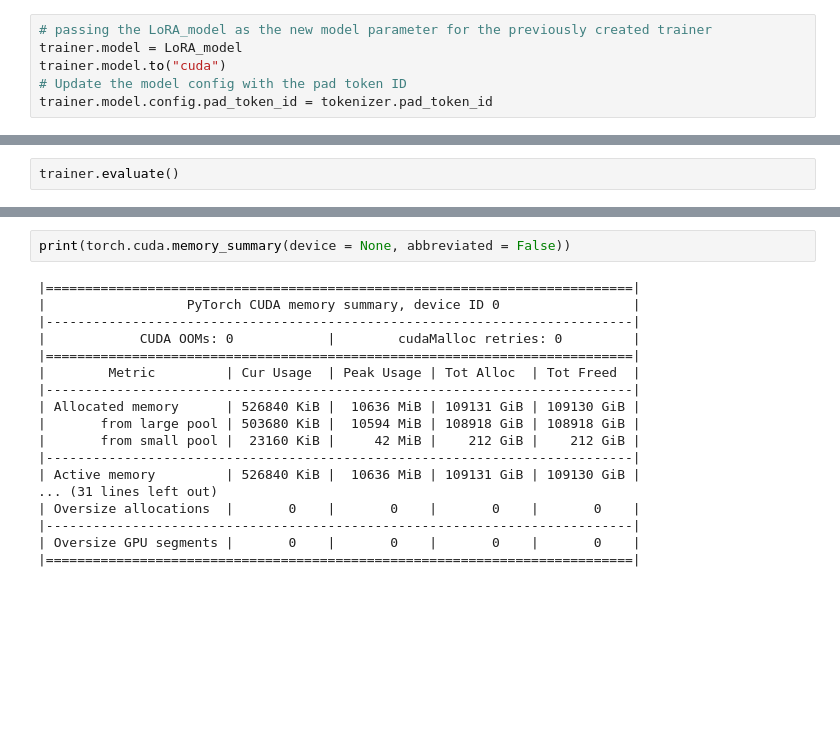
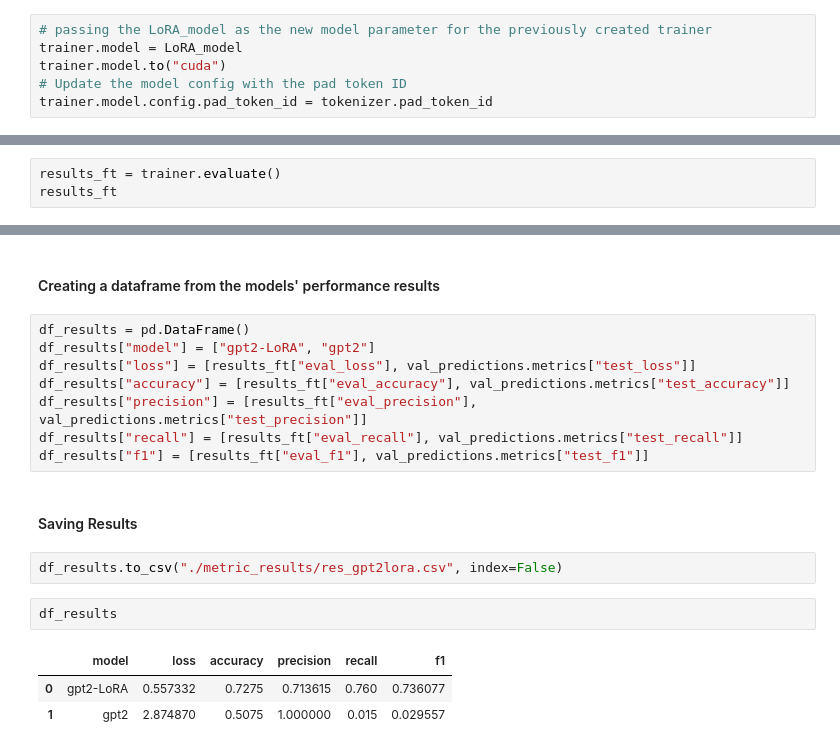
Before and after one commit to vtsou359/Lightweight_FineTuning_FoundationModel, a Jupyter notebook: gpt2_lora.ipynb, the cells around one changed output, grey strips where cells are left out. Drawn from its saved outputs; the diff is of its cells as text; blank space fills up the shorter version.

```diff
--- a/gpt2_lora.ipynb
+++ b/gpt2_lora.ipynb
@@ -421,3 +424,4 @@ Metrics of fine-tuned model
 # %%
-trainer.evaluate()
+results_ft = trainer.evaluate()
+results_ft
 # %% [output]
@@ -448,20 +452,20 @@ val_predictions.metrics
+# %% [markdown]
+#### Creating a dataframe from the models' performance results
 # %%
-print(torch.cuda.memory_summary(device = None, abbreviated = False))
+df_results = pd.DataFrame()
+df_results["model"] = ["gpt2-LoRA", "gpt2"]
+df_results["loss"] = [results_ft["eval_loss"], val_predictions.metrics["test_loss"]]
+df_results["accuracy"] = [results_ft["eval_accuracy"], val_predictions.metrics["test_accuracy"]]
+df_results["precision"] = [results_ft["eval_precision"], val_predictions.metrics["test_precision"]]
+df_results["recall"] = [results_ft["eval_recall"], val_predictions.metrics["test_recall"]]
+df_results["f1"] = [results_ft["eval_f1"], val_predictions.metrics["test_f1"]]
-# %% [output]
-|===========================================================================|
-|                  PyTorch CUDA memory summary, device ID 0                 |
-|---------------------------------------------------------------------------|
-|            CUDA OOMs: 0            |        cudaMalloc retries: 0         |
-|===========================================================================|
-|        Metric         | Cur Usage  | Peak Usage | Tot Alloc  | Tot Freed  |
-|---------------------------------------------------------------------------|
-| Allocated memory      | 526840 KiB |  10636 MiB | 109131 GiB | 109130 GiB |
-|       from large pool | 503680 KiB |  10594 MiB | 108918 GiB | 108918 GiB |
-|       from small pool |  23160 KiB |     42 MiB |    212 GiB |    212 GiB |
-|---------------------------------------------------------------------------|
-| Active memory         | 526840 KiB |  10636 MiB | 109131 GiB | 109130 GiB |
-... (31 lines left out)
-| Oversize allocations  |       0    |       0    |       0    |       0    |
-|---------------------------------------------------------------------------|
-| Oversize GPU segments |       0    |       0    |       0    |       0    |
-|===========================================================================|
+# %% [markdown]
+#### Saving Results
+# %%
+df_results.to_csv("./metric_results/res_gpt2lora.csv", index=False)
+# %%
+df_results
+# %% [output]
+|  | model | loss | accuracy | precision | recall | f1 |
+| 0 | gpt2-LoRA | 0.557332 | 0.7275 | 0.713615 | 0.760 | 0.736077 |
+| 1 | gpt2 | 2.874870 | 0.5075 | 1.000000 | 0.015 | 0.029557 |
```
Also changed, not shown: parts of 13 cells of this notebook, 2 other files.
